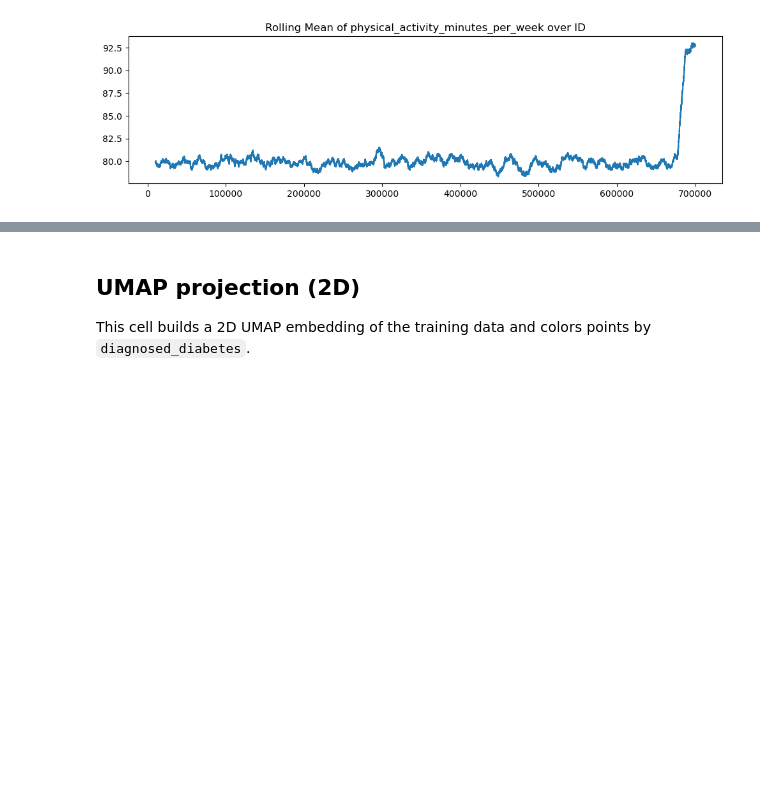
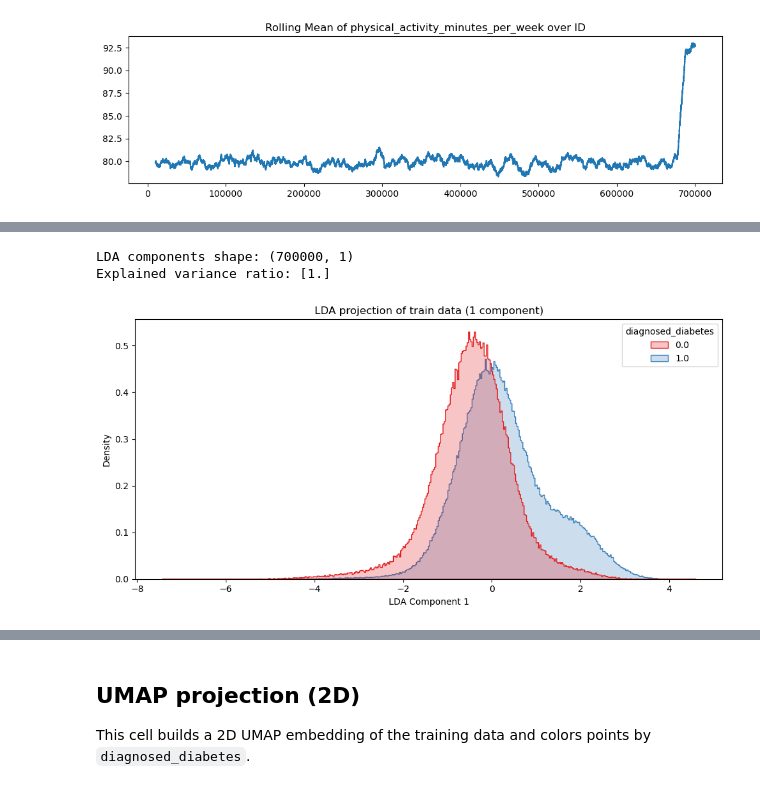
Before and after one commit to Sunghak222/Diabetes-Prediction-Challenge, a Jupyter notebook: eda.ipynb, the cells around one changed output, grey strips where cells are left out. Saved outputs shown, nothing was run; the diff lists cells and outputs as text; code cells hidden in the pictures; blank space fills up the shorter version.

Commit message:
Dimensionality Reduction and Visualisation

```diff
--- a/eda.ipynb
+++ b/eda.ipynb
@@ -567,0 +595,75 @@ for col in features_to_check:
+# %%
+from sklearn.discriminant_analysis import LinearDiscriminantAnalysis
+from sklearn.preprocessing import StandardScaler
+
+# Prepare numeric feature matrix and target vector for LDA
+feature_cols = train.select_dtypes(include=['number']).columns.drop('diagnosed_diabetes')
+X = train[feature_cols]
+y = train['diagnosed_diabetes']
+
+# Standardize features before LDA
+scaler = StandardScaler()
+X_scaled = scaler.fit_transform(X)
+
+# Select LDA components safely based on class and feature counts
+n_classes = len(np.unique(y))
+max_lda_components = min(X_scaled.shape[1], n_classes - 1)
+n_components = min(2, max_lda_components)
+
+if n_components < 1:
+    raise ValueError('Unable to fit LDA: need at least 2 classes and one feature.')
+
+lda = LinearDiscriminantAnalysis(n_components=n_components)
+X_lda = lda.fit_transform(X_scaled, y)
+
+print('LDA components shape:', X_lda.shape)
+print('Explained variance ratio:', lda.explained_variance_ratio_)
+
+lda_cols = [f'LDA{i}' for i in range(1, X_lda.shape[1] + 1)]
+lda_df = pd.DataFrame(X_lda, columns=lda_cols)
+lda_df['diagnosed_diabetes'] = y.values
+
+if X_lda.shape[1] >= 2:
+    plt.figure(figsize=(10, 6))
+    sns.scatterplot(
+        x='LDA1',
+        y='LDA2',
+        hue='diagnosed_diabetes',
+        palette='Set1',
+        alpha=0.7,
+        data=lda_df,
+        edgecolor='k',
+        s=55
+    )
+    plt.title('LDA projection of train data (2 components)')
+    plt.xlabel('LDA Component 1')
+    plt.ylabel('LDA Component 2')
+    plt.legend(title='diagnosed_diabetes')
+    plt.tight_layout()
+    plt.show()
+else:
+    plt.figure(figsize=(10, 5))
+    sns.histplot(
+        data=lda_df,
+        x='LDA1',
+        hue='diagnosed_diabetes',
+        element='step',
+        stat='density',
+        common_norm=False,
+        palette='Set1'
+    )
+    plt.title('LDA projection of train data (1 component)')
+    plt.xlabel('LDA Component 1')
+    plt.tight_layout()
+    plt.show()
+
+# Show top feature contributions for the first component
+loadings = pd.Series(lda.coef_[0], index=feature_cols)
+print('\nTop positive contributions to LDA1:')
+print(loadings.sort_values(ascending=False).head(10))
+print('\nTop negative contributions to LDA1:')
+print(loadings.sort_values().head(10))
+# %% [output]
+LDA components shape: (700000, 1)
+Explained variance ratio: [1.]
+[figure, added]
```
Also changed, not shown: parts of 18 cells of this notebook, 10 other files.
